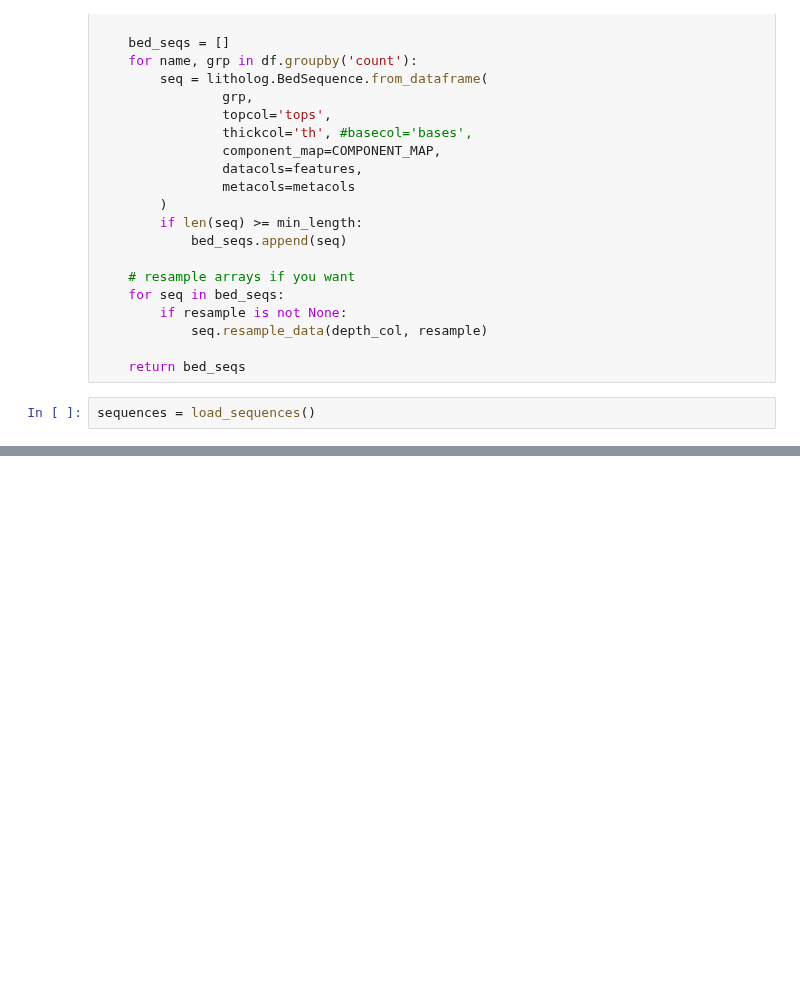
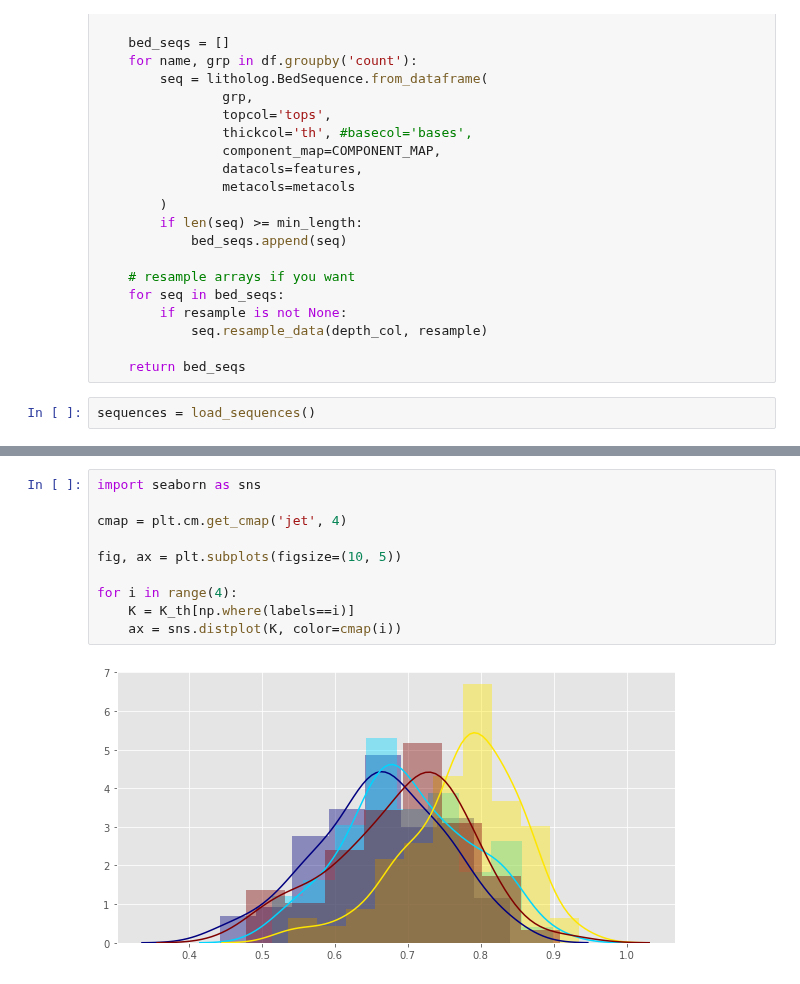
Before and after one commit to rgmyr/litholog, a Jupyter notebook: notebooks/Hurst.ipynb, the cells around one changed output, grey strips where cells are left out. Drawn from its saved outputs; the diff is of its cells as text; blank space fills up the shorter version.

```diff
--- a/notebooks/Hurst.ipynb
+++ b/notebooks/Hurst.ipynb
@@ -263,0 +169,12 @@ df[df.missing_tops == 1]
+# %%
+import seaborn as sns
+
+cmap = plt.cm.get_cmap('jet', 4)
+
+fig, ax = plt.subplots(figsize=(10, 5))
+
+for i in range(4):
+    K = K_th[np.where(labels==i)]
+    ax = sns.distplot(K, color=cmap(i))
+# %% [output]
+[figure, added]
```
Also changed, not shown: parts of 34 cells of this notebook, 2 other files.
